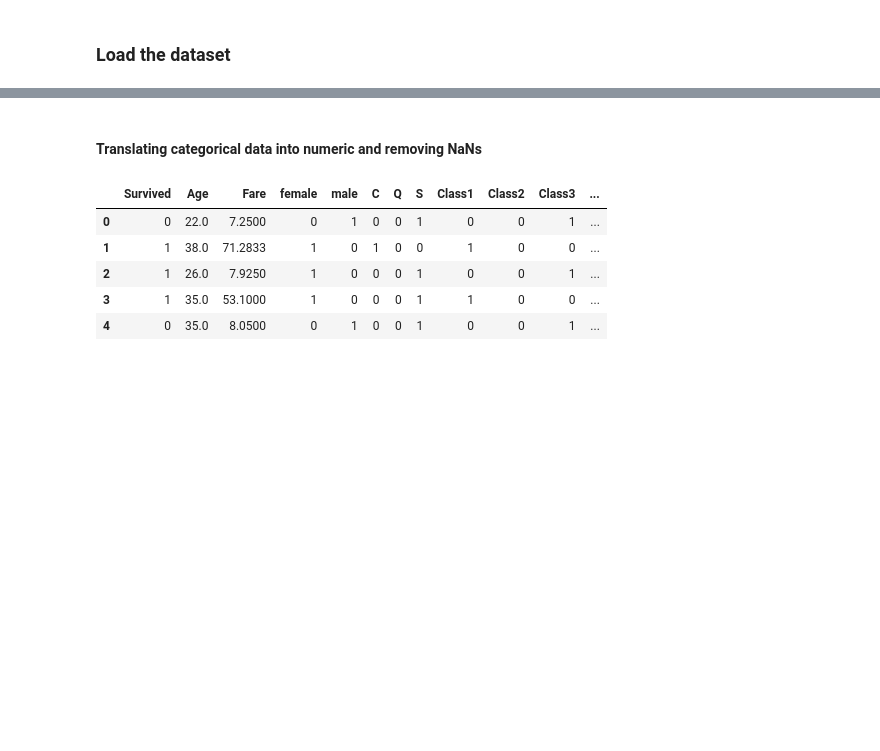
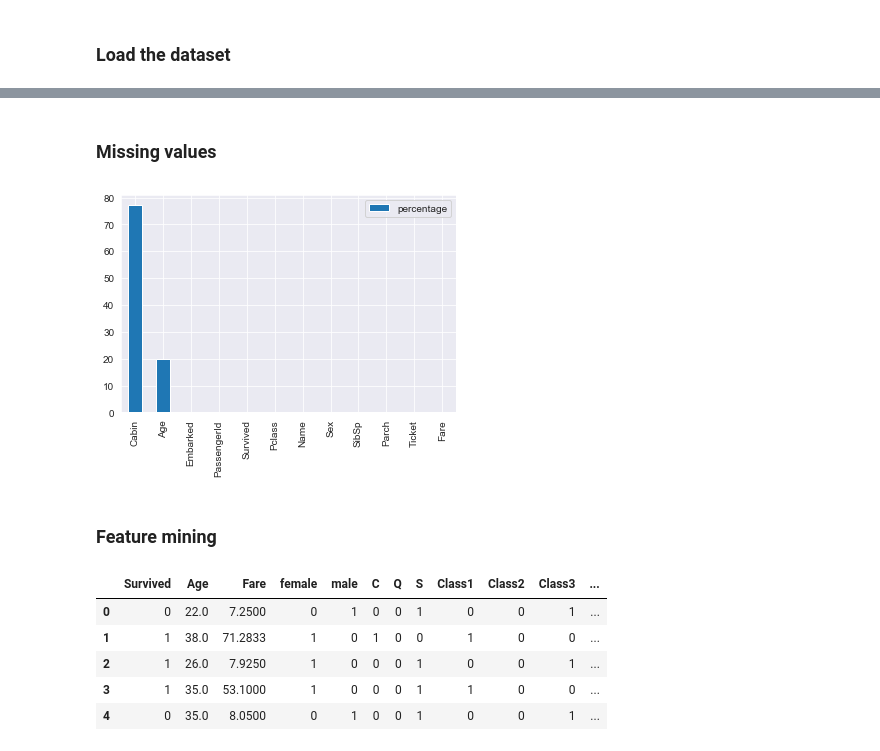
Before and after one commit to asakhnenko/ML-finger-exercises, a Jupyter notebook: Kaggle/titanic-dataset-playground.ipynb, the cells around one changed output, grey strips where cells are left out. Drawn from its saved outputs; the diff is of its cells as text; code cells hidden in the pictures; blank space fills up the shorter version.

```diff
--- a/Kaggle/titanic-dataset-playground.ipynb
+++ b/Kaggle/titanic-dataset-playground.ipynb
@@ -16,5 +21,13 @@ dataset.head()
 | 2 | 3 | 1 | 3 | Heikkinen, Miss. Laina | female | 26.0 | 0 | 0 | STON/O2. 3101282 | 7.9250 | ... |
 | 3 | 4 | 1 | 1 | Futrelle, Mrs. Jacques Heath (Lil... | female | 35.0 | 1 | 0 | 113803 | 53.1000 | ... |
 | 4 | 5 | 0 | 3 | Allen, Mr. William Henry | male | 35.0 | 0 | 0 | 373450 | 8.0500 | ... |
-# %% [markdown]
-#### Translating categorical data into numeric and removing NaNs
+# %% [markdown]
+### Missing values
+# %%
+missing_data = pd.DataFrame(
+    {
+        'percentage': dataset.isnull().sum() / len(dataset) * 100
+    }
+).sort_values(by='percentage', ascending=False).plot.bar()
+# %% [output]
+[figure, added]
@@ -21 +37,3 @@ dataset.head()
+# %% [markdown]
+### Feature mining
 # %%
```
Also changed, not shown: parts of 11 cells of this notebook.
